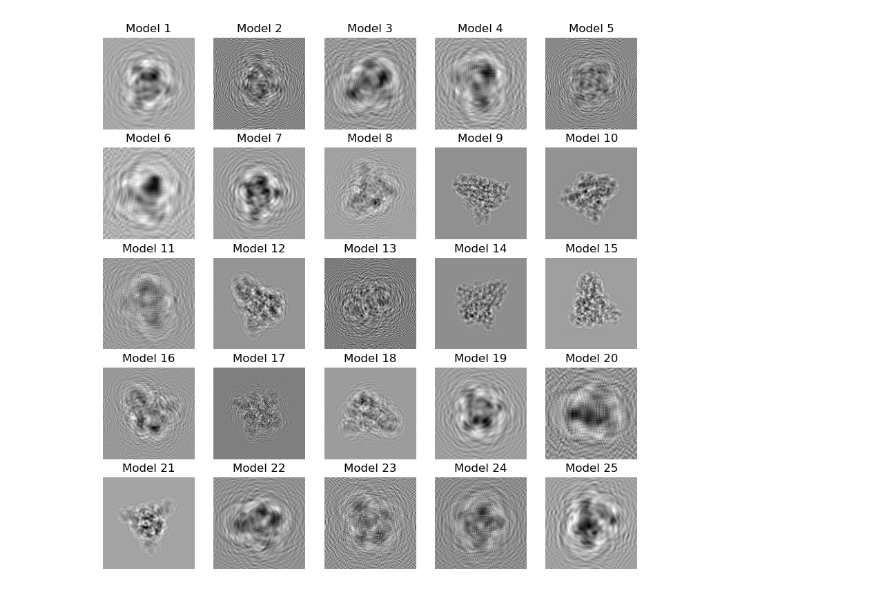
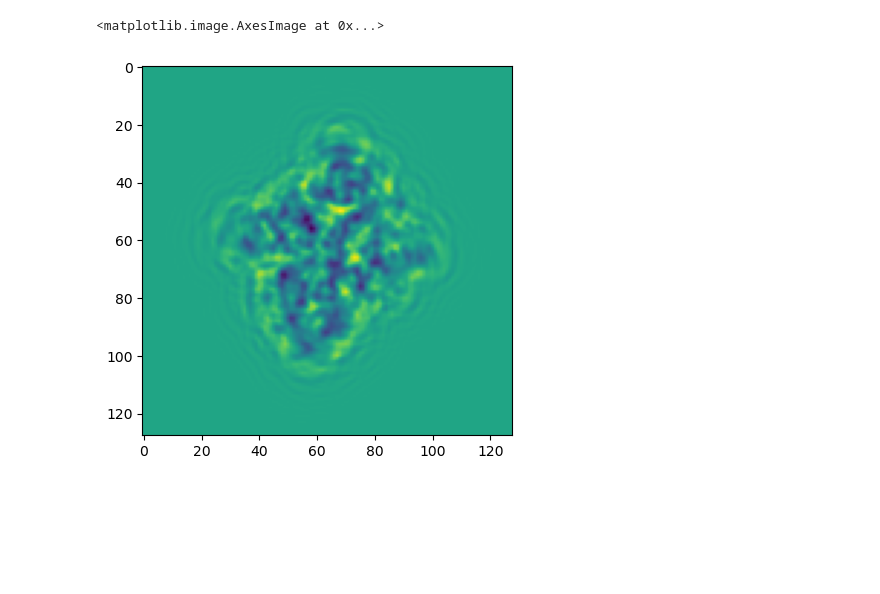
Before and after one commit to flatironinstitute/cryoSBI, a Jupyter notebook: notebooks/Untitled.ipynb, the cells around one changed output. Cells and saved outputs as stored; diff of their text form; code cells hidden in the pictures; blank space fills up the shorter version.

```diff
--- a/notebooks/Untitled.ipynb
+++ b/notebooks/Untitled.ipynb
@@ -95,0 +49,14 @@ sigma = 2*torch.rand(len(models), dtype=torch.float32).reshape(-1, 1, 1).cuda()
+# %%
+shift = zuko.distributions.BoxUniform(
+    lower=torch.tensor(
+        [-30, -30],
+        dtype=torch.float32,
+        device="cuda"
+    ),
+    upper=torch.tensor(
+        [30, 30],
+        dtype=torch.float32,
+        device="cuda"
+    ),
+    ndims=1,
+)
@@ -125,6 +96,7 @@ def project_density_batched(
     coords: torch.Tensor,
     quats: torch.Tensor,
     sigma: torch.Tensor,
+    shift: torch.Tensor,
     num_pxels: int,
     pixel_size: float,
 ) -> torch.Tensor:
@@ -150,6 +122,7 @@ def project_density_batched(
     rot_matrix = gen_rot_matrix_batched(quats)
     grid = torch.arange(grid_min, grid_max, pixel_size, device=coords.device).repeat(coords.shape[0], 1)
     coords_rot = torch.bmm(rot_matrix, coords)
+    coords_rot[:, :2, :] += shift.unsqueeze(-1)
 
     gauss_x = torch.exp_(
             -0.5 * (((grid.unsqueeze(-1) - coords_rot[:, 0, :].unsqueeze(1)) / sigma) ** 2)
@@ -166,6 +139,7 @@ test_images = project_density_batched(
     models,
     test_quats,
     sigma,
+    shifts,
     num_pixels,
     pixel_size,
 )
@@ -215,18 +186,15 @@ def apply_ctf(image: torch.Tensor, defocus, b_factor, amp, pixel_size) -> torch.
 
     return image_ctf
 # %%
-defocusses = 10 * torch.rand(len(models), dtype=torch.float32).reshape(-1, 1, 1).cuda()
+defocusses = 1 * torch.ones(len(models), dtype=torch.float32).reshape(-1, 1, 1).cuda()
 b_factors = 1 * torch.ones(len(models), dtype=torch.float32).reshape(-1, 1, 1).cuda()
 amps = 0.1 * torch.ones(len(models), dtype=torch.float32).reshape(-1, 1, 1).cuda()
 
-test_images_ctf = apply_ctf(test_images, defocusses, b_factors, amps, pixel_size)
+test_images_ctf = apply_ctf(test_images, defocusses, b_factors, amps, pixel_size, shift_x, shift_y)
 # %%
-fig, axes = plt.subplots(5, 5, figsize=(10, 10))
-for i, ax in enumerate(axes.flatten()):
-    ax.imshow(test_images_ctf[i].cpu().numpy(), cmap="gray")
-    ax.axis("off")
-    ax.set_title(f"Model {i+1}")
+plt.imshow(test_images_ctf[99].cpu().numpy())
 # %% [output]
+<matplotlib.image.AxesImage at 0x...>
-[figure, old version]
+[figure, new version]
 # %%
 %timeit test_images_ctf = apply_ctf(test_images, defocusses, b_factors, amps, pixel_size)
```
Also changed, not shown: parts of 39 cells of this notebook, 12 other files.
